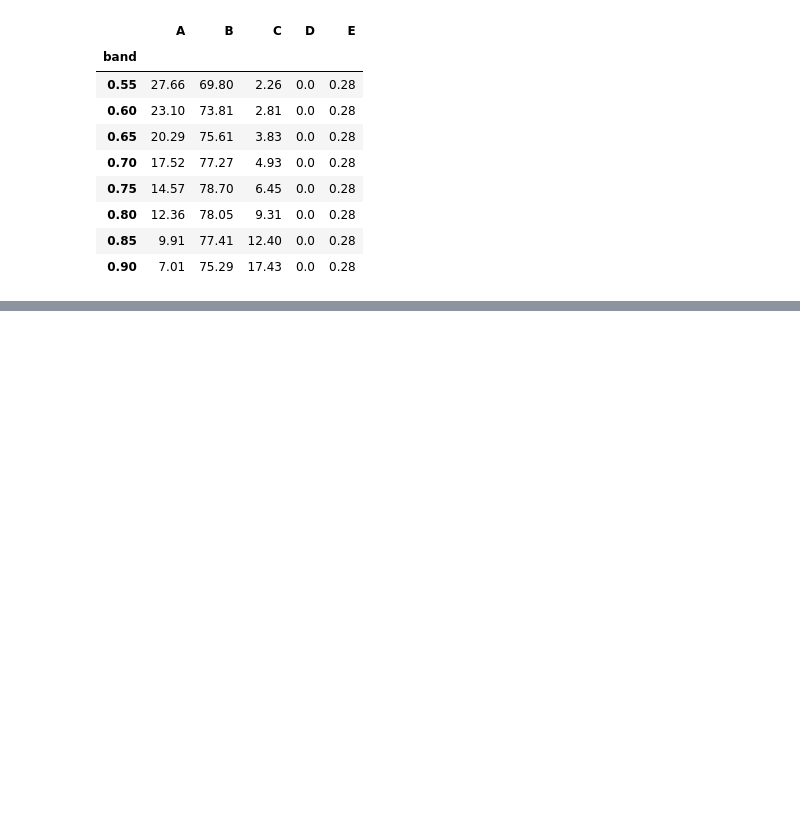
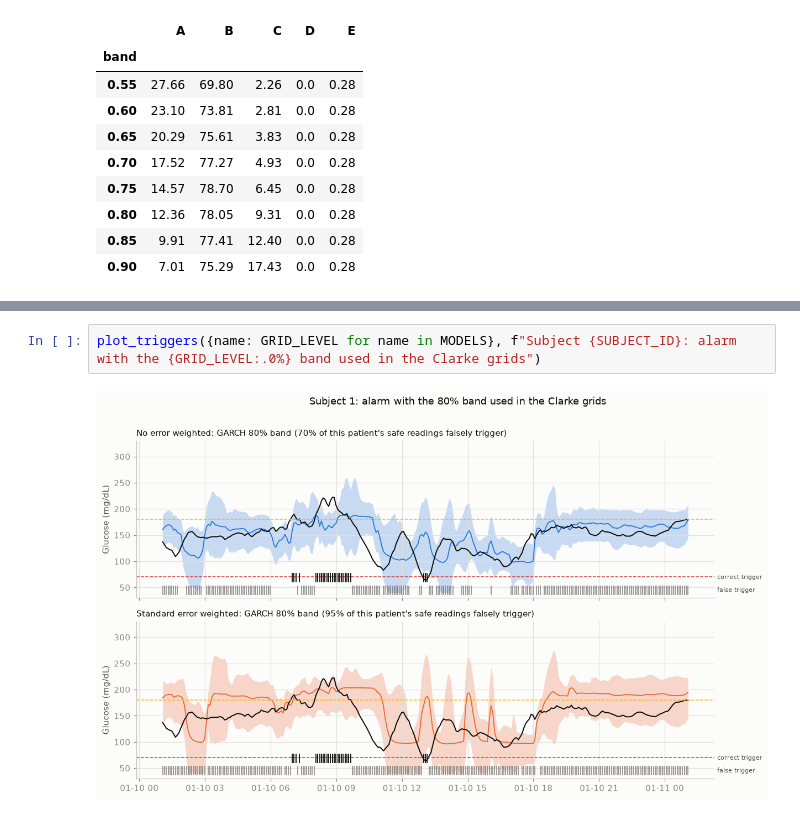
Before and after one commit to TomerWeissman/azt1d-analysis, a Jupyter notebook: notebooks_2/02_one_patient_view.ipynb, the cells around one changed output, grey strips where cells are left out. Cells and saved outputs as stored; diff of their text form; blank space fills up the shorter version.

```diff
--- a/notebooks_2/02_one_patient_view.ipynb
+++ b/notebooks_2/02_one_patient_view.ipynb
@@ -173,0 +226,4 @@ trend_standard.round(2)
+# %%
+plot_triggers({name: GRID_LEVEL for name in MODELS}, f"Subject {SUBJECT_ID}: alarm with the {GRID_LEVEL:.0%} band used in the Clarke grids")
+# %% [output]
+[figure, added]
```
Also changed, not shown: parts of 3 cells of this notebook, 1 other file.
